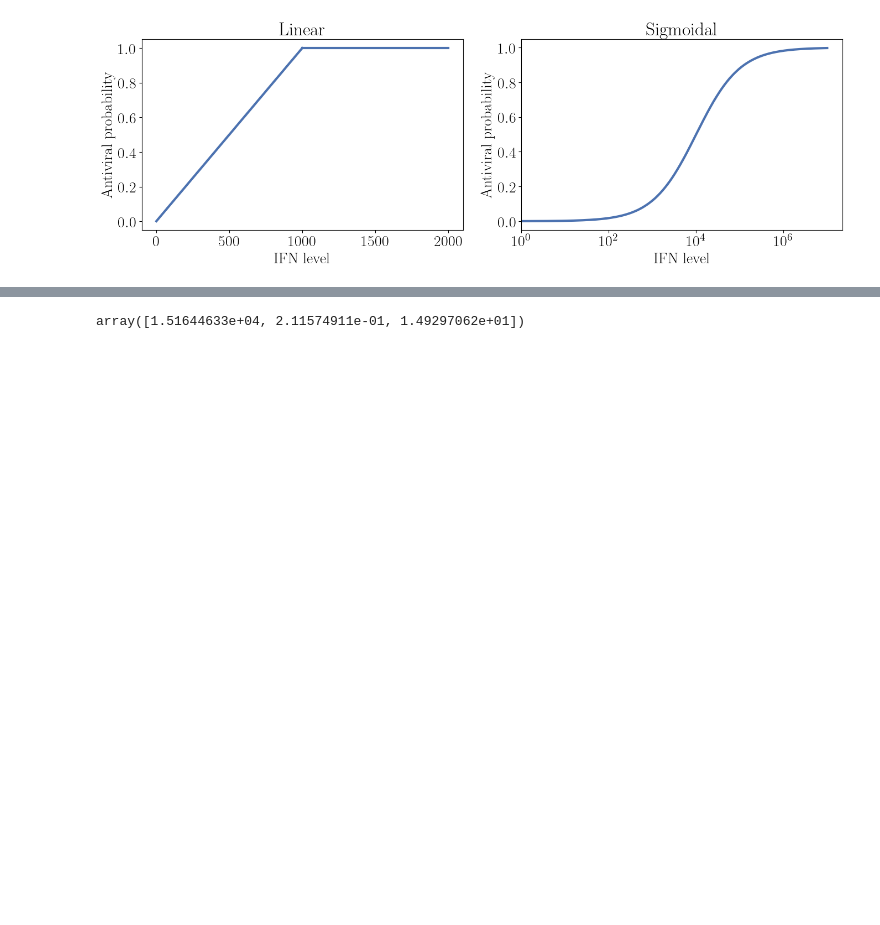
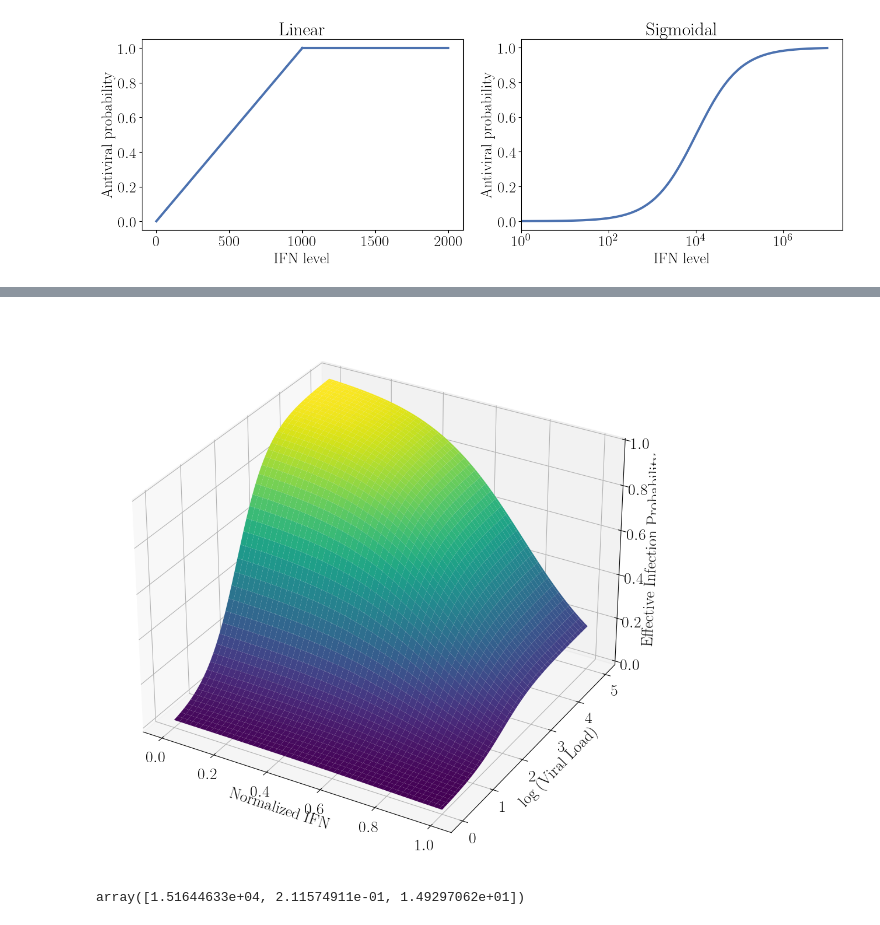
Before and after one commit to rblanco89/TissueFlu, a Jupyter notebook: utilities/tissuePlots.ipynb, the cells around one changed output, grey strips where cells are left out. Saved outputs shown, nothing was run; the diff lists cells and outputs as text; code cells hidden in the pictures; blank space fills up the shorter version.

```diff
--- a/utilities/tissuePlots.ipynb
+++ b/utilities/tissuePlots.ipynb
@@ -110,3 +151,37 @@ plt.show()
+# %%
+from mpl_toolkits.mplot3d import Axes3D
+
+# Parameters
+A_V, K_V = 2, 2        # For viral load (log10 scale)
+A_F, K_F = 6, 0.75     # For IFN
+
+# Grid for viral load (log10) and IFN
+x_vals = np.linspace(0, 5, 100)      # log10(viral load)
+y_vals = np.linspace(0, 1, 100)      # normalized IFN
+
+X, Y = np.meshgrid(x_vals, y_vals)
+
+# Compute combined probability
+ViralProb = sigFunc(X, A_V, K_V)
+IFNProb = sigFunc(Y, A_F, K_F)
+CombinedProb = ViralProb * (1 - IFNProb)
+
+# 3D surface plot
+fig = plt.figure(figsize=(10, 10))
+ax = fig.add_subplot(111, projection='3d')
+
+surf = ax.plot_surface(Y, X, CombinedProb, cmap='viridis', edgecolor='none')
+
+ax.set_ylabel('log (Viral Load)')
+ax.set_xlabel('Normalized IFN')
+ax.set_zlabel('Effective Infection Probability')
+
+plt.tight_layout()
+
+# plt.savefig('effProbInf.png')
+plt.show()
+# %% [output]
+[figure, added]
 # %%
 # Load data
 df = pd.read_csv('virions_per_cell.csv')
```
Also changed, not shown: parts of 5 cells of this notebook, 1 other file.
